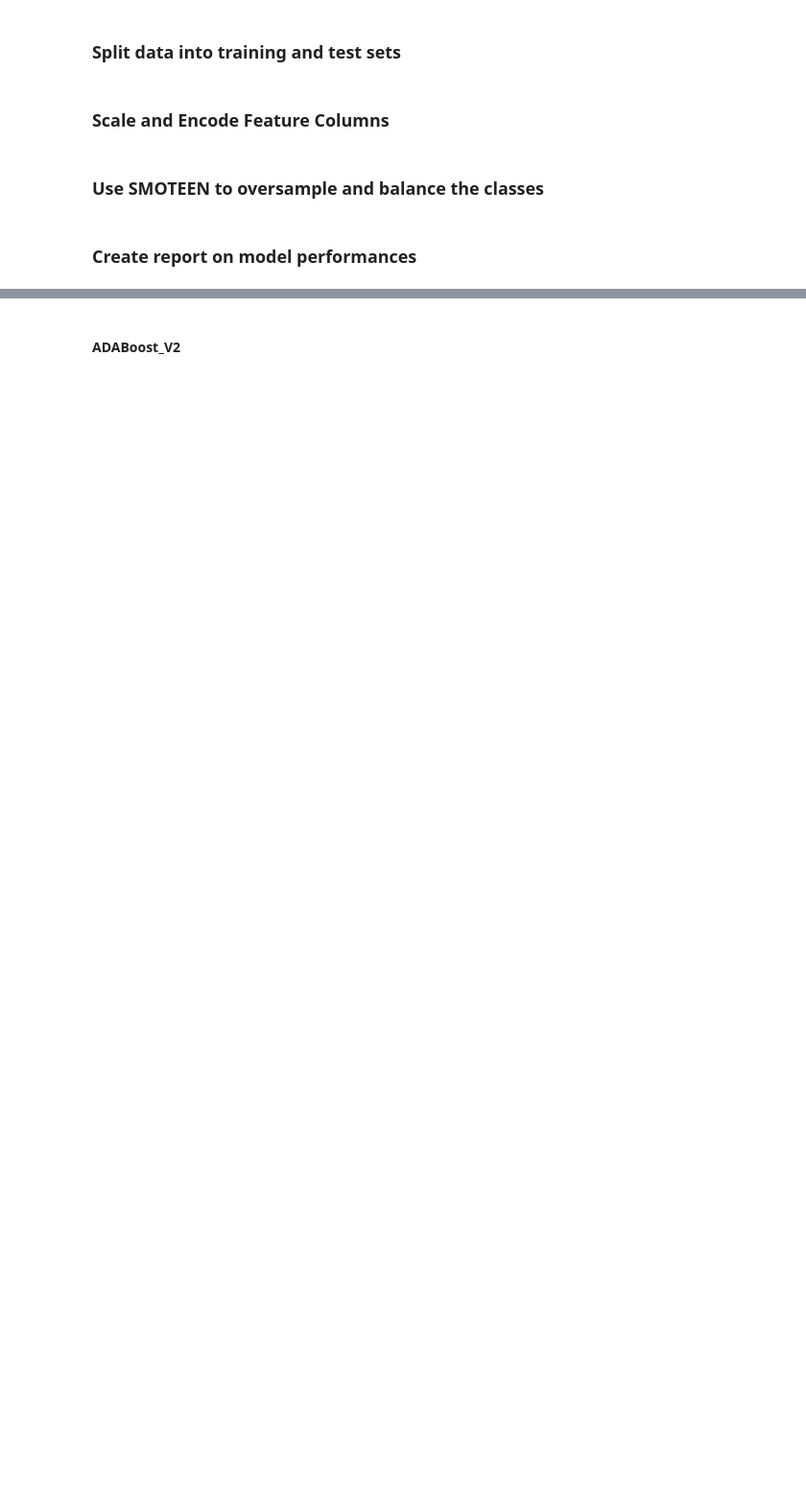
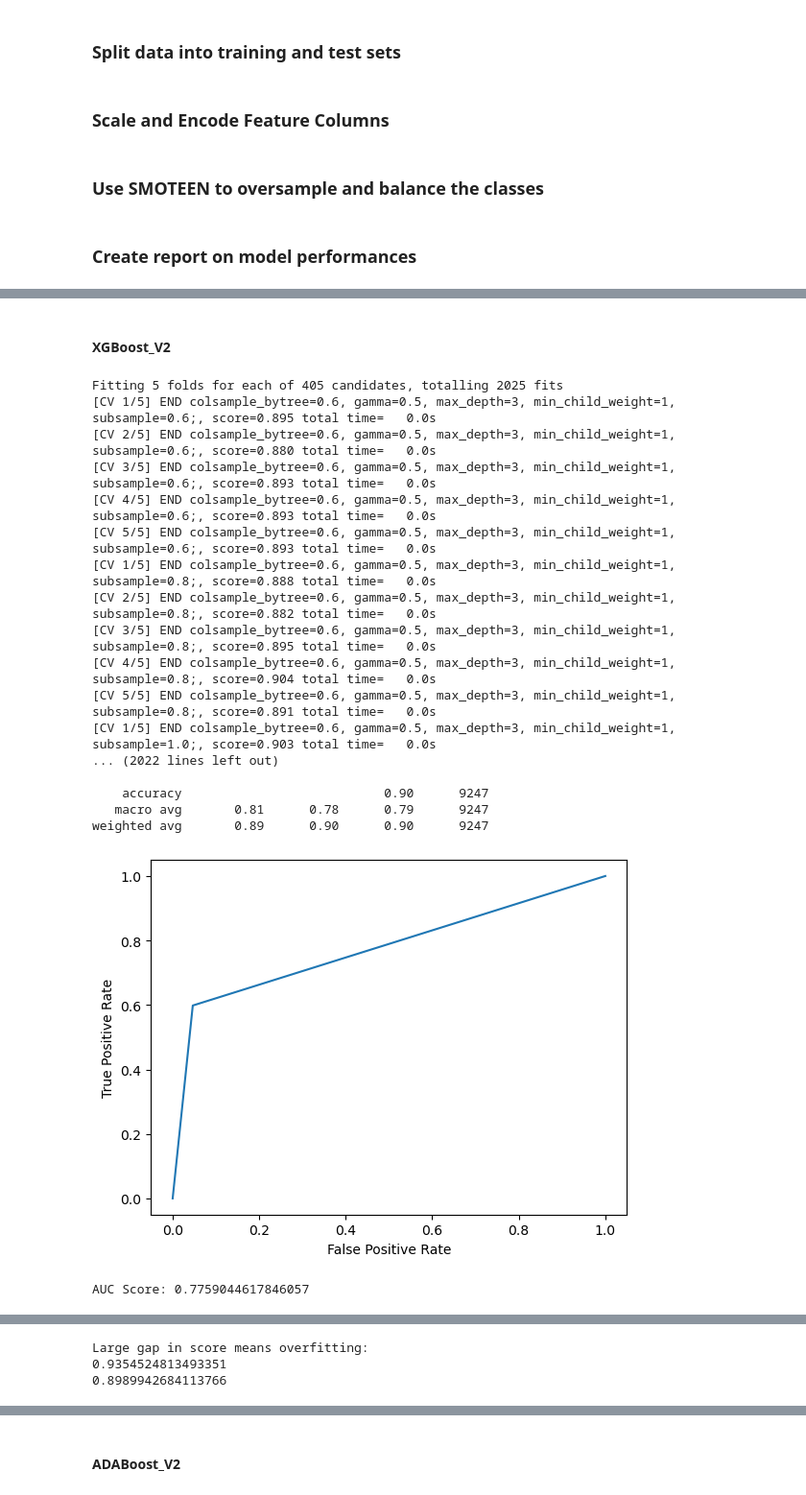
Before and after one commit to DaxKelson/aibootcampGroup3Project2, a Jupyter notebook: Project2.ipynb, the cells around one changed output, grey strips where cells are left out. Shown at 96% size. Drawn from its saved outputs; the diff is of its cells as text; code cells hidden in the pictures; blank space fills up the shorter version.

```diff
--- a/Project2.ipynb
+++ b/Project2.ipynb
@@ -146,0 +198,26 @@ X_train_bal, y_train_bal = smote.fit_resample(X_train, y_train)
+# %% [markdown]
+#### XGBoost_V2
+# %%
+#Without SMOTEEN
+model = Group3Models.model_xgboost_V2(X_train, y_train)
+Group3Models.evaluate_model(model, X_train, X_test, y_train, y_test)
+# %% [output]
+Fitting 5 folds for each of 405 candidates, totalling 2025 fits
+[CV 1/5] END colsample_bytree=0.6, gamma=0.5, max_depth=3, min_child_weight=1, subsample=0.6;, score=0.895 total time=   0.0s
+[CV 2/5] END colsample_bytree=0.6, gamma=0.5, max_depth=3, min_child_weight=1, subsample=0.6;, score=0.880 total time=   0.0s
+[CV 3/5] END colsample_bytree=0.6, gamma=0.5, max_depth=3, min_child_weight=1, subsample=0.6;, score=0.893 total time=   0.0s
+[CV 4/5] END colsample_bytree=0.6, gamma=0.5, max_depth=3, min_child_weight=1, subsample=0.6;, score=0.893 total time=   0.0s
+[CV 5/5] END colsample_bytree=0.6, gamma=0.5, max_depth=3, min_child_weight=1, subsample=0.6;, score=0.893 total time=   0.0s
+[CV 1/5] END colsample_bytree=0.6, gamma=0.5, max_depth=3, min_child_weight=1, subsample=0.8;, score=0.888 total time=   0.0s
+[CV 2/5] END colsample_bytree=0.6, gamma=0.5, max_depth=3, min_child_weight=1, subsample=0.8;, score=0.882 total time=   0.0s
+[CV 3/5] END colsample_bytree=0.6, gamma=0.5, max_depth=3, min_child_weight=1, subsample=0.8;, score=0.895 total time=   0.0s
+[CV 4/5] END colsample_bytree=0.6, gamma=0.5, max_depth=3, min_child_weight=1, subsample=0.8;, score=0.904 total time=   0.0s
+[CV 5/5] END colsample_bytree=0.6, gamma=0.5, max_depth=3, min_child_weight=1, subsample=0.8;, score=0.891 total time=   0.0s
+[CV 1/5] END colsample_bytree=0.6, gamma=0.5, max_depth=3, min_child_weight=1, subsample=1.0;, score=0.903 total time=   0.0s
+... (2022 lines left out)
+
+    accuracy                           0.90      9247
+   macro avg       0.81      0.78      0.79      9247
+weighted avg       0.89      0.90      0.90      9247
+[figure, added]
+AUC Score: 0.7759044617846057
@@ -146,0 +225,3 @@ X_train_bal, y_train_bal = smote.fit_resample(X_train, y_train)
+Large gap in score means overfitting:
+0.9354524813493351
+0.8989942684113766
```
Also changed, not shown: parts of 25 cells of this notebook, 2 other files.
